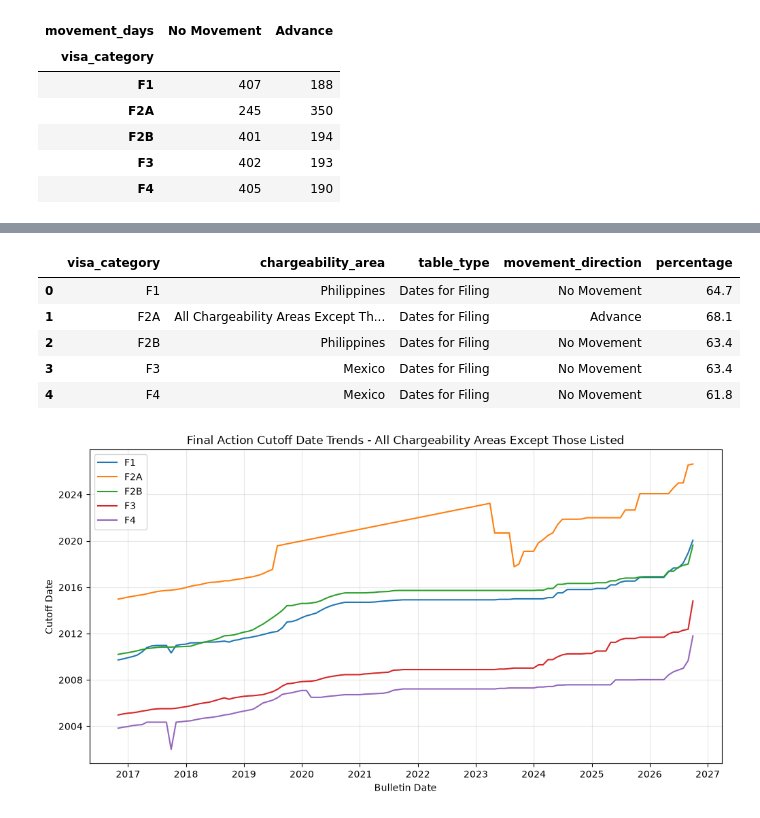
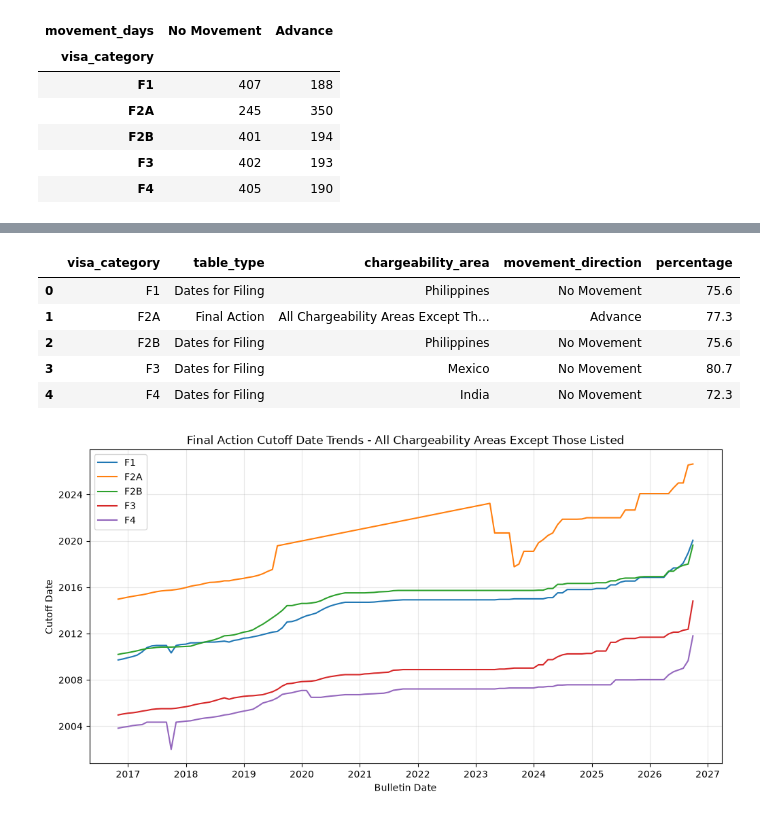
Before and after one commit to stak-k/visa-bulletin-project, a Jupyter notebook: notebooks/05_Q1_exploratory_data_analysis.ipynb, the cells around one changed output, grey strips where cells are left out. Drawn from its saved outputs; the diff is of its cells as text; code cells hidden in the pictures.

Commit message:
Identify highest movement patterns overall and across table types

```diff
--- a/notebooks/05_Q1_exploratory_data_analysis.ipynb
+++ b/notebooks/05_Q1_exploratory_data_analysis.ipynb
@@ -368,46 +415,93 @@ filing_percent.round(1)
 # %%
-# Find the highest percentage for each visa category.
-# If multiple chargeability areas have the same highest value,
-# combine them into one cell.
+# Find the highest movement percentage for each visa category
+# across both Final Action and Dates for Filing.
+# If both table types share the highest percentage, list both.
 
-highest_by_category = []
+highest_across_tables = []
 
-for category in movement_percent_by_area.index:
+for category in q1_df["visa_category"].unique():
 
-    category_values = movement_percent_by_area.loc[category]
+    candidates = []
 
-    highest_value = category_values.max()
+    # Final Action values
+    for (area, movement), percentage in final_action_percent.loc[category].items():
+        candidates.append({
+            "table_type": "Final Action",
+            "chargeability_area": area,
+            "movement_direction": movement,
+            "percentage": percentage
+        })
 
-    highest_columns = category_values[
-        category_values == highest_value
-    ].index
+    # Dates for Filing values
+    for (area, movement), percentage in filing_percent.loc[category].items():
+        candidates.append({
+            "table_type": "Dates for Filing",
+            "chargeability_area": area,
+            "movement_direction": movement,
+            "percentage": percentage
+        })
 
-    areas = [
-        area
-        for area, movement in highest_columns
+    # Highest percentage across both table types
+    highest_value = max(
+        item["percentage"]
+        for item in candidates
+    )
+
+    # Keep every result tied for the highest value
+    highest_matches = [
+        item
+        for item in candidates
+        if item["percentage"] == highest_value
     ]
 
-    movement = highest_columns[0][1]
+    table_types = list(dict.fromkeys(
+        item["table_type"]
+        for item in highest_matches
+    ))
 
-    highest_by_category.append({
+    movements = list(dict.fromkeys(
+        item["movement_direction"]
+        for item in highest_matches
+    ))
+
+    # Keep the chargeability areas connected to their table type
+    area_details = []
+
+    for table_type in table_types:
+
+        areas = list(dict.fromkeys(
+            item["chargeability_area"]
+            for item in highest_matches
+            if item["table_type"] == table_type
+        ))
+
+        if len(table_types) == 1:
+            area_details.extend(areas)
+        else:
+            area_details.append(
+                f"{table_type}: {', '.join(areas)}"
+            )
+
+    highest_across_tables.append({
         "visa_category": category,
-        "chargeability_area": ", ".join(areas),
-        "table_type": table_type,
-        "movement_direction": movement,
+        "table_type": ", ".join(table_types),
+        "chargeability_area": "; ".join(area_details),
+        "movement_direction": ", ".join(movements),
         "percentage": round(highest_value, 1)
     })
 
-highest_by_category = pd.DataFrame(highest_by_category)
+highest_across_tables = pd.DataFrame(highest_across_tables)
+
 pd.set_option("display.max_colwidth", None)
 
-highest_by_category
+highest_across_tables
 # %% [output]
-|  | visa_category | chargeability_area | table_type | movement_direction | percentage |
-| 0 | F1 | Philippines | Dates for Filing | No Movement | 64.7 |
-| 1 | F2A | All Chargeability Areas Except Th... | Dates for Filing | Advance | 68.1 |
-| 2 | F2B | Philippines | Dates for Filing | No Movement | 63.4 |
-| 3 | F3 | Mexico | Dates for Filing | No Movement | 63.4 |
-| 4 | F4 | Mexico | Dates for Filing | No Movement | 61.8 |
+|  | visa_category | table_type | chargeability_area | movement_direction | percentage |
+| 0 | F1 | Dates for Filing | Philippines | No Movement | 75.6 |
+| 1 | F2A | Final Action | All Chargeability Areas Except Th... | Advance | 77.3 |
+| 2 | F2B | Dates for Filing | Philippines | No Movement | 75.6 |
+| 3 | F3 | Dates for Filing | Mexico | No Movement | 80.7 |
+| 4 | F4 | Dates for Filing | India | No Movement | 72.3 |
 # %%
 # Compare Final Action cutoff date trends across visa categories
 # separately for each chargeability area.
```
Also changed, not shown: parts of 3 cells of this notebook.
